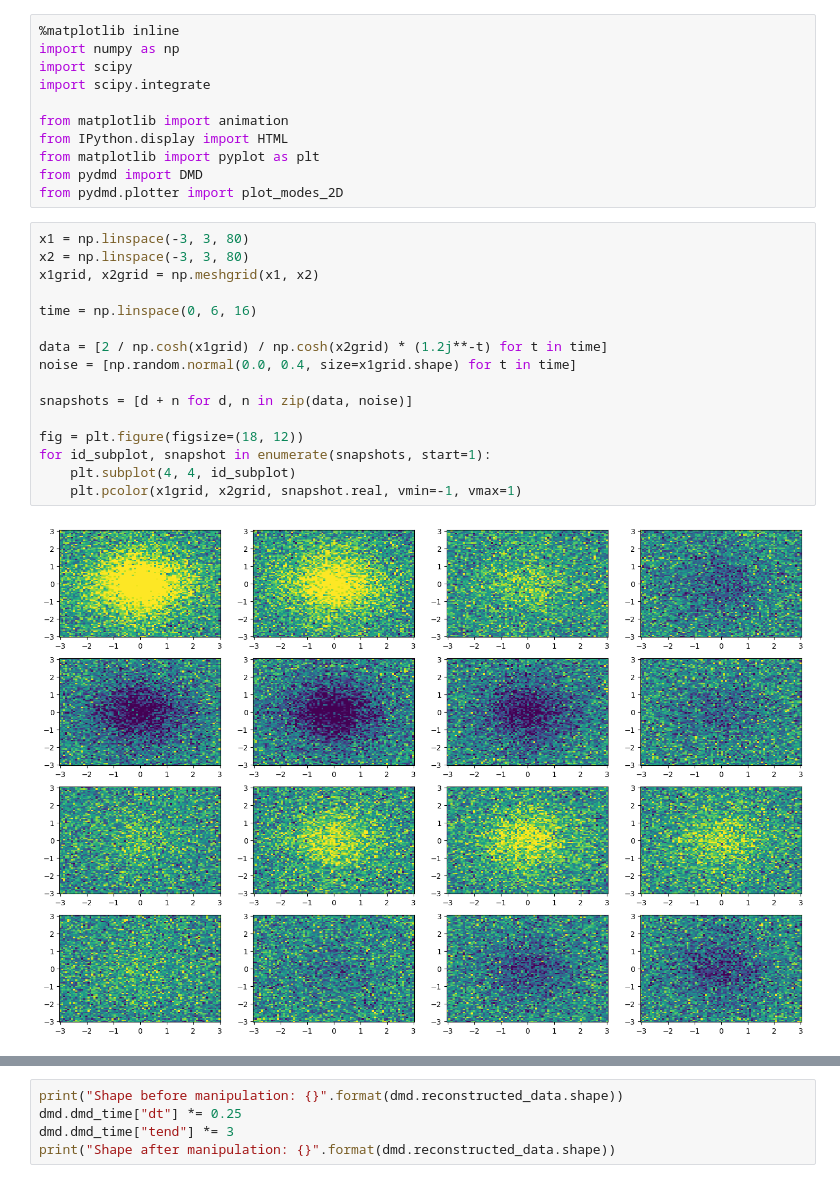
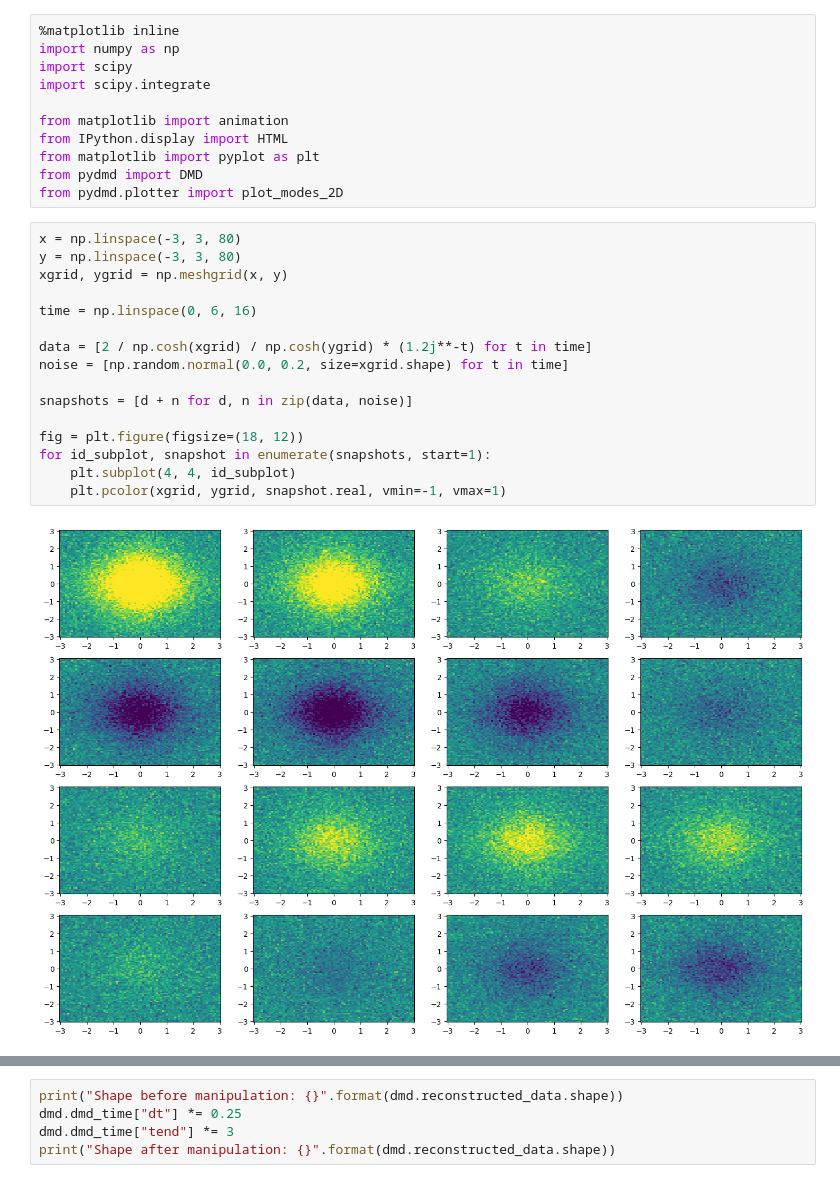
Before and after one commit to stephendyoung/MAE_5020_Spring_2025, a Jupyter notebook: 05_06_PyDMD_02.ipynb, the cells around one changed output, grey strips where cells are left out. Cells and saved outputs as stored; diff of their text form.

```diff
--- a/05_06_PyDMD_02.ipynb
+++ b/05_06_PyDMD_02.ipynb
@@ -30,23 +30,23 @@ from matplotlib import pyplot as plt
 from pydmd import DMD
 from pydmd.plotter import plot_modes_2D
 # %%
-x1 = np.linspace(-3, 3, 80)
-x2 = np.linspace(-3, 3, 80)
-x1grid, x2grid = np.meshgrid(x1, x2)
+x = np.linspace(-3, 3, 80)
+y = np.linspace(-3, 3, 80)
+xgrid, ygrid = np.meshgrid(x, y)
 
 time = np.linspace(0, 6, 16)
 
-data = [2 / np.cosh(x1grid) / np.cosh(x2grid) * (1.2j**-t) for t in time]
-noise = [np.random.normal(0.0, 0.4, size=x1grid.shape) for t in time]
+data = [2 / np.cosh(xgrid) / np.cosh(ygrid) * (1.2j**-t) for t in time]
+noise = [np.random.normal(0.0, 0.2, size=xgrid.shape) for t in time]
 
 snapshots = [d + n for d, n in zip(data, noise)]
 
 fig = plt.figure(figsize=(18, 12))
 for id_subplot, snapshot in enumerate(snapshots, start=1):
     plt.subplot(4, 4, id_subplot)
-    plt.pcolor(x1grid, x2grid, snapshot.real, vmin=-1, vmax=1)
+    plt.pcolor(xgrid, ygrid, snapshot.real, vmin=-1, vmax=1)
 # %% [output]
-[figure, old version]
+[figure, new version]
 # %%
 dmd = DMD(svd_rank=1, tlsq_rank=2, exact=True, opt=True)
 dmd.fit(snapshots)
```
Also changed, not shown: parts of 5 cells of this notebook.
